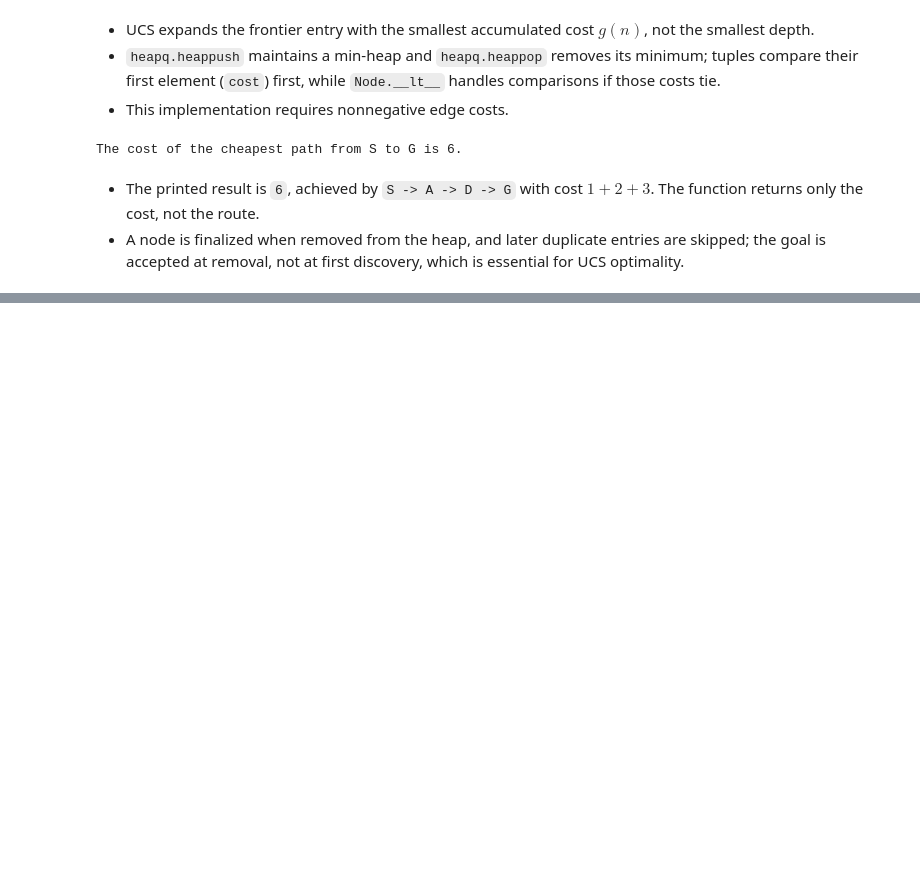
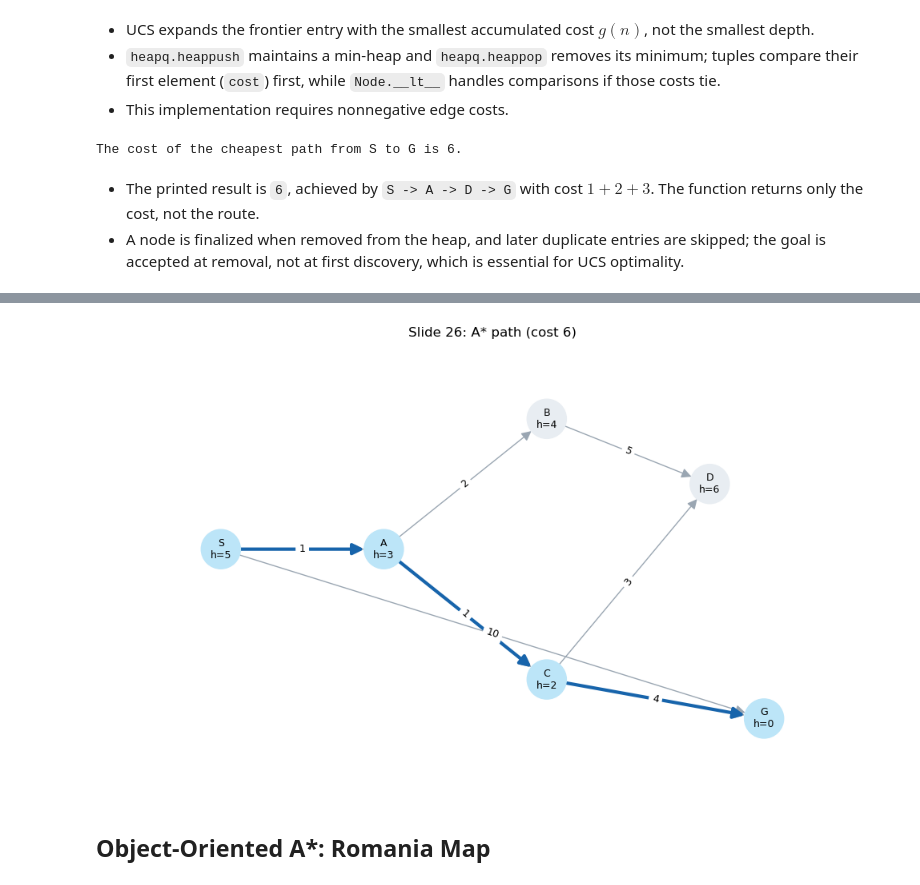
Before and after one commit to jalil-piran/AI, a Jupyter notebook: AI_2026.ipynb, the cells around one changed output, grey strips where cells are left out. Cells and saved outputs as stored; diff of their text form; code cells hidden in the pictures; blank space fills up the shorter version.

```diff
--- a/AI_2026.ipynb
+++ b/AI_2026.ipynb
@@ -311,0 +430,40 @@ The cost of the cheapest path from S to G is 6.
+# %%
+import heapq
+from itertools import count
+
+def astar(graph, H_table, start, goal):
+    tie_breaker = count()
+    open_list = [(H_table[start], next(tie_breaker), 0, start, [])]
+    g_score = {start: 0}
+
+    while open_list:
+        f, _, current_g, current_node, path = heapq.heappop(open_list)
+        if current_g != g_score[current_node]:
+            continue  # Ignore an entry superseded by a cheaper route.
+        if current_node == goal:
+            return path + [current_node]
+        for neighbor, cost in graph.get(current_node, []):
+            if cost < 0:
+                raise ValueError('A* requires nonnegative edge costs here.')
+            tentative_g = current_g + cost
+            if tentative_g < g_score.get(neighbor, float('inf')):
+                g_score[neighbor] = tentative_g
+                next_f = tentative_g + H_table[neighbor]
+                heapq.heappush(open_list,
+                    (next_f, next(tie_breaker), tentative_g,
+                     neighbor, path + [current_node]))
+    return None
+
+astar_graph = {
+    'S': [('A', 1), ('G', 10)],
+    'A': [('B', 2), ('C', 1)],
+    'B': [('D', 5)],
+    'C': [('D', 3), ('G', 4)]
+}
+astar_h = {'A': 3, 'B': 4, 'C': 2, 'D': 6, 'S': 5, 'G': 0}
+astar_path = astar(astar_graph, astar_h, 'S', 'G')
+if astar_path is not None:
+    print('The best path is:', ' -> '.join(astar_path))
+    print('Path cost:', path_cost(astar_graph, astar_path))
+else:
+    print('No path found.')
@@ -311,0 +485,9 @@ The cost of the cheapest path from S to G is 6.
+# %%
+astar_positions = {'S': (0, 1), 'A': (1.5, 1), 'B': (3, 2),
+                   'C': (3, 0), 'D': (4.5, 1.5), 'G': (5, -0.3)}
+draw_search_graph(astar_graph, astar_h, astar_path, astar_positions,
+                  'Slide 26: A* path (cost 6)')
+# %% [output]
+[figure, added]
+# %% [markdown]
+## Object-Oriented A*: Romania Map
```
Also changed, not shown: parts of 20 cells of this notebook.
